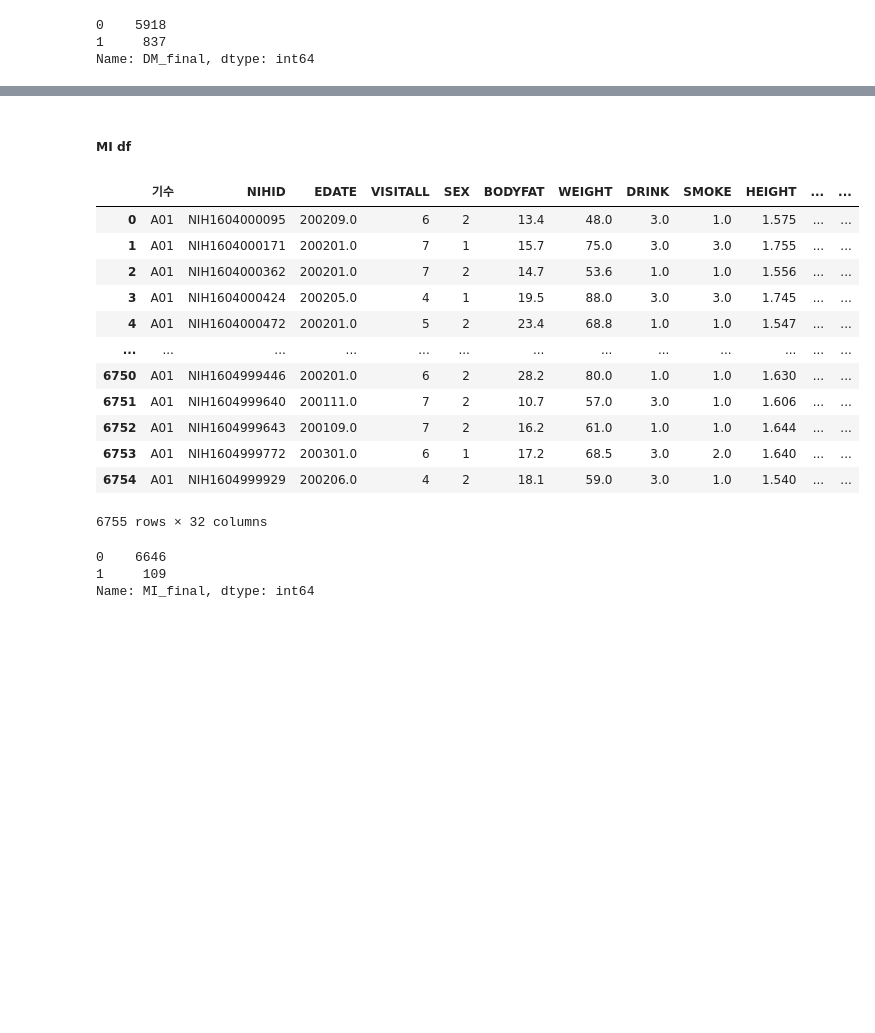
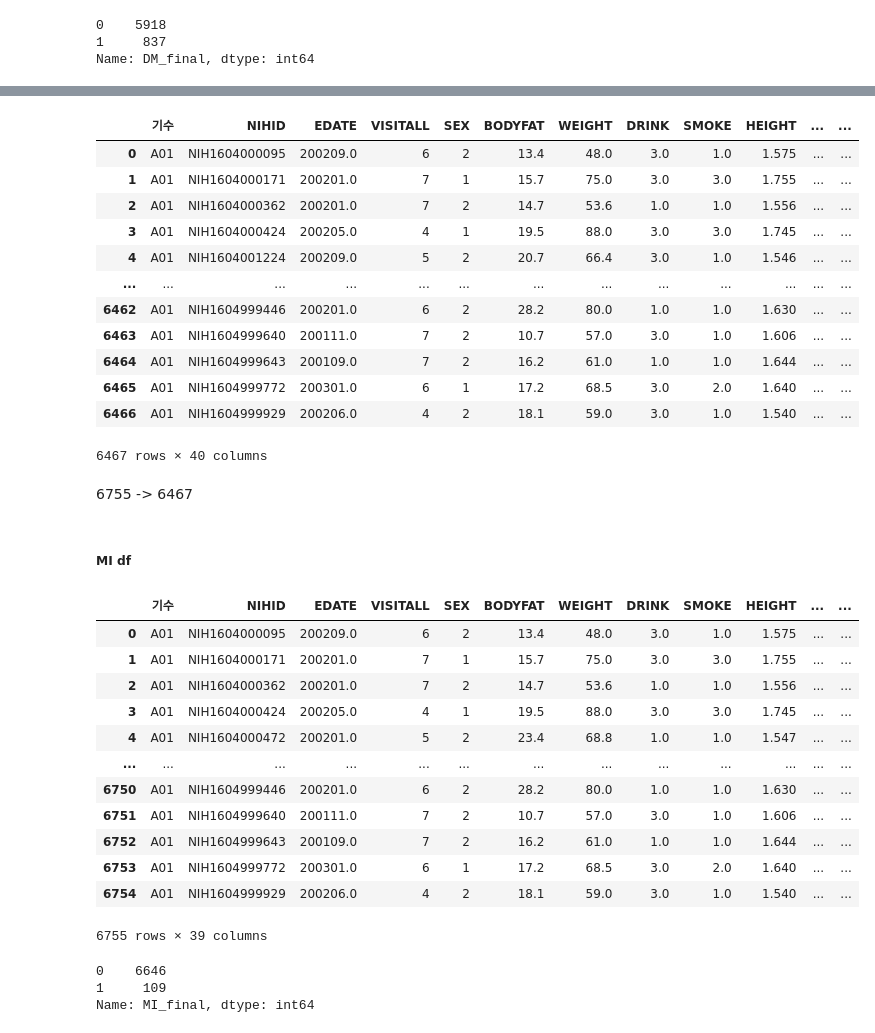
Before and after one commit to ZIO-KIM/SNUlab, a Jupyter notebook: 국민건강영양조사+안산안성_ABSI.ipynb, the cells around one changed output, grey strips where cells are left out. Drawn from its saved outputs; the diff is of its cells as text; code cells hidden in the pictures; blank space fills up the shorter version.

```diff
--- a/국민건강영양조사+안산안성_ABSI.ipynb
+++ b/국민건강영양조사+안산안성_ABSI.ipynb
@@ -1680,7 +1710,7 @@ plt.show()
 # %%
 # dm df 생성
 
-dm_tmp = disease_df_p[['NIHID', 'DM_final', 'DM_age']]
+dm_tmp = disease_df_p[['NIHID', 'DM_final', 'DM_age', 'PHX_HTN', 'PHX_DM', 'PHX_MI', 'PHX_LIP', 'PHX_CEVA', 'PHX_GOUT', 'PHX_Cancer']]
 dm_df = pd.merge(A01_p_absi, dm_tmp, how='left', on='NIHID')
 dm_df
 # %% [output]
@@ -1726,9 +1756,31 @@ dm_df
+# %%
+# TIME < 0 인 사람 삭제 - dm
+
+dm_tmp = dm_df.loc[dm_df['TIME'] >= 0].reset_index(drop = True)
+dm_df = dm_tmp.copy()
+dm_df
+# %% [output]
+|  | 기수 | NIHID | EDATE | VISITALL | SEX | BODYFAT | WEIGHT | DRINK | SMOKE | HEIGHT | ... | ... |
+| 0 | A01 | NIH1604000095 | 200209.0 | 6 | 2 | 13.4 | 48.0 | 3.0 | 1.0 | 1.575 | ... | ... |
+| 1 | A01 | NIH1604000171 | 200201.0 | 7 | 1 | 15.7 | 75.0 | 3.0 | 3.0 | 1.755 | ... | ... |
+| 2 | A01 | NIH1604000362 | 200201.0 | 7 | 2 | 14.7 | 53.6 | 1.0 | 1.0 | 1.556 | ... | ... |
+| 3 | A01 | NIH1604000424 | 200205.0 | 4 | 1 | 19.5 | 88.0 | 3.0 | 3.0 | 1.745 | ... | ... |
+| 4 | A01 | NIH1604001224 | 200209.0 | 5 | 2 | 20.7 | 66.4 | 3.0 | 1.0 | 1.546 | ... | ... |
+| ... | ... | ... | ... | ... | ... | ... | ... | ... | ... | ... | ... | ... |
+| 6462 | A01 | NIH1604999446 | 200201.0 | 6 | 2 | 28.2 | 80.0 | 1.0 | 1.0 | 1.630 | ... | ... |
+| 6463 | A01 | NIH1604999640 | 200111.0 | 7 | 2 | 10.7 | 57.0 | 3.0 | 1.0 | 1.606 | ... | ... |
+| 6464 | A01 | NIH1604999643 | 200109.0 | 7 | 2 | 16.2 | 61.0 | 1.0 | 1.0 | 1.644 | ... | ... |
+| 6465 | A01 | NIH1604999772 | 200301.0 | 6 | 1 | 17.2 | 68.5 | 3.0 | 2.0 | 1.640 | ... | ... |
+| 6466 | A01 | NIH1604999929 | 200206.0 | 4 | 2 | 18.1 | 59.0 | 3.0 | 1.0 | 1.540 | ... | ... |
+6467 rows × 40 columns
+# %% [markdown]
+6755 -> 6467
 # %% [markdown]
 ##### MI df
 # %%
 # MI df 생성
 
-mi_tmp = disease_df_p[['NIHID', 'MI_final', 'MI_age']]
+mi_tmp = disease_df_p[['NIHID', 'MI_final', 'MI_age', 'PHX_HTN', 'PHX_DM', 'PHX_MI', 'PHX_LIP', 'PHX_CEVA', 'PHX_GOUT', 'PHX_Cancer']]
 mi_df = pd.merge(A01_p_absi, mi_tmp, how='left', on='NIHID')
 mi_df
 # %% [output]
@@ -1744,7 +1796,7 @@ mi_df
 | 6752 | A01 | NIH1604999643 | 200109.0 | 7 | 2 | 16.2 | 61.0 | 1.0 | 1.0 | 1.644 | ... | ... |
 | 6753 | A01 | NIH1604999772 | 200301.0 | 6 | 1 | 17.2 | 68.5 | 3.0 | 2.0 | 1.640 | ... | ... |
 | 6754 | A01 | NIH1604999929 | 200206.0 | 4 | 2 | 18.1 | 59.0 | 3.0 | 1.0 | 1.540 | ... | ... |
-6755 rows × 32 columns
+6755 rows × 39 columns
 # %%
 mi_df['MI_final'].value_counts()
 # %% [output]
```
Also changed, not shown: parts of 40 cells of this notebook, 1 other file.
